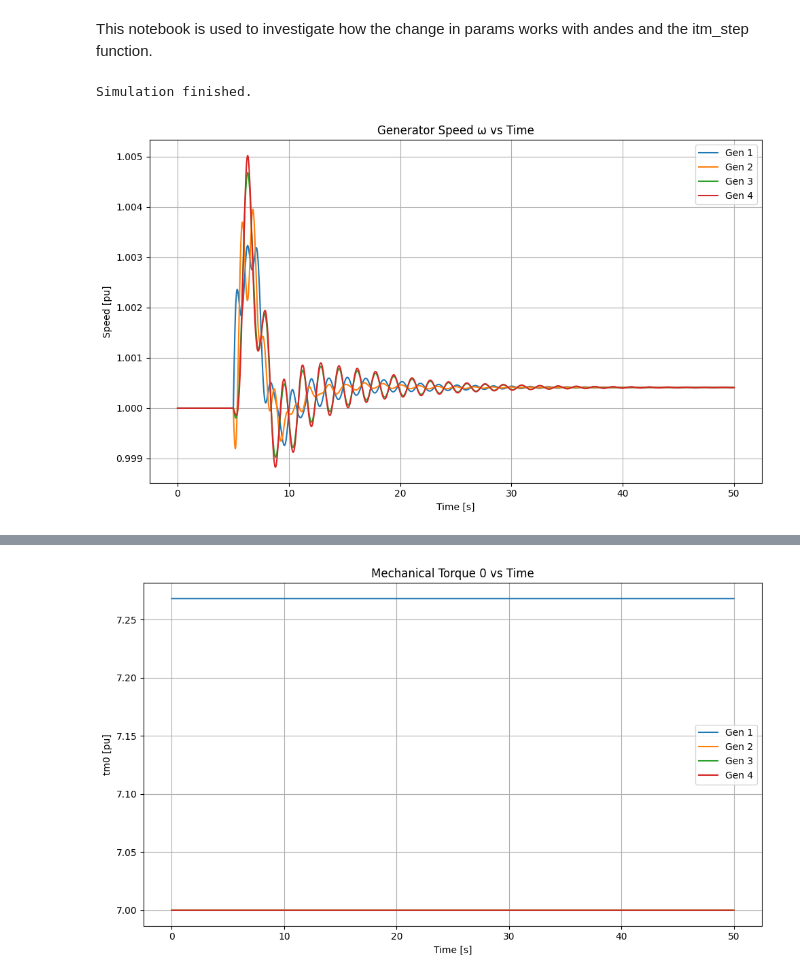
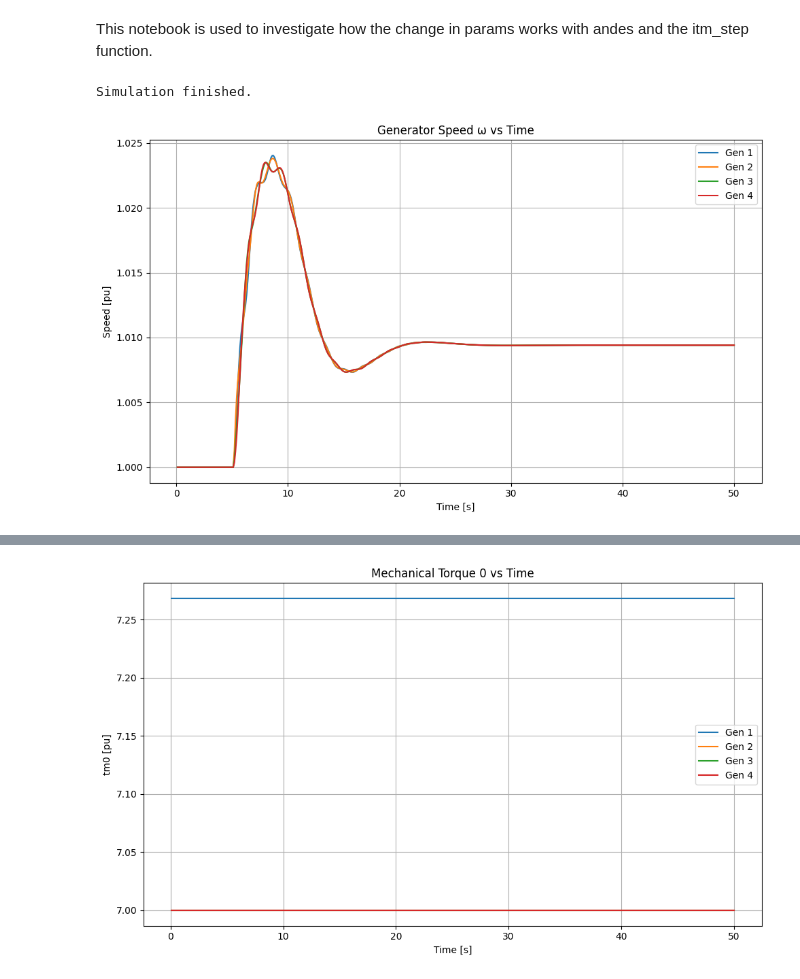
Before and after one commit to eRoots-Analytics/COLMENA, a Jupyter notebook: notebooks/nb_change_params.ipynb, the cells around one changed output, grey strips where cells are left out. Drawn from its saved outputs; the diff is of its cells as text; code cells hidden in the pictures.

```diff
--- a/notebooks/nb_change_params.ipynb
+++ b/notebooks/nb_change_params.ipynb
@@ -48,19 +65,18 @@ pref_plus_paux_history = [[] for _ in range(len(system.TGOV1))]
 # %%
 ###################### TDS_step test ######################
-
-OneTime = True
-system.PQ.config.p2p=1
-system.PQ.config.q2q=1
+# tds.config.tf = 0.0
+tds.config.tf = 50.0
+one = True
 
 while tds.t < tds.config.tf:
 
-    # Dopo 1 secondo
-    if tds.t >= 5.0 and OneTime == True:
-        # system.GENROU.u.v[0] = 0  # spegni primo generatore
-        # system.TGOV1.u.v[:] = 0
-        system.Line.u.v[0] = 0
-        # system.TGOV1.paux0.v[:] = 0.5
-        OneTime = False
+    if tds.t > 5.0 and one == True:
+        system.PQ.set(src='Ppf', idx='PQ_0', attr='v', value=5.0)
+        # system.TGOV1.set(src='paux0', idx=1, attr='v', value=-0.5)
+        one = False
+
+    tds.itm_step()
+    tds.t += tds.config.tstep
 
     # Log current state
     time_history.append(tds.t)
@@ -68,34 +84,46 @@ while tds.t < tds.config.tf:
         omega_history[i].append(system.GENROU.omega.v[i])
         tm_history[i].append(system.GENROU.tm.v[i])
         tm0_history[i].append(system.GENROU.tm0.v[i])
         Pe_history[i].append(system.GENROU.Pe.v[i])
         delta_history[i].append(system.GENROU.delta.v[i])
         paux0_history[i].append(system.TGOV1.paux0.v[i])
         paux_history[i].append(system.TGOV1.paux.v[i])
         pref_history[i].append(system.TGOV1.pref.v[i])
+        pref0_history[i].append(system.TGOV1.pref0.v[i])
         pout_history[i].append(system.TGOV1.pout.v[i])
         pref_plus_paux_history[i].append(system.TGOV1.pref.v[i] + system.TGOV1.paux0.v[i])
+    for i in range(len(system.PQ)):
+        ppf_history[i].append(system.PQ.Ppf.v[i])
+        pq_history[i].append(system.PQ.p0.v[i])
     for i in range(len(system.Bus)):
         theta_history[i].append(system.Bus.a.v[i])
         v_history[i].append(system.Bus.v.v[i])
+    for i in range(len(system.PQ)):
+        v = system.Bus.v.v[system.PQ.bus.v[i]]
+        u = 1.0  # assuming enabled, no dynamic switching
+        p2p = system.PQ.config.p2p
+        p2i = system.PQ.config.p2i
+        p2z = system.PQ.config.p2z
+        Ppf = system.PQ.Ppf.v[i]
+        Ipeq = system.PQ.Ipeq.v[i]
+        Req = system.PQ.Req.v[i]
 
-    # Simulazione passo per passo
-    tds.itm_step()
-    tds.t += tds.config.tstep
+        pload = u * (p2p * Ppf + p2i * Ipeq * v + p2z * Req * v**2)
+        pload_history[i].append(pload)
 
 print("Simulation finished.")
 
 # Plot
 plt.figure(figsize=(10, 6))
 for i, omega in enumerate(omega_history):
     plt.plot(time_history, omega, label=f'Gen {i+1}')
 plt.xlabel("Time [s]")
 plt.ylabel("Speed [pu]")
 plt.title("Generator Speed ω vs Time")
 plt.legend()
 plt.grid(True)
 plt.tight_layout()
 plt.show()
 # %% [output]
 Simulation finished.
-[figure, old version]
+[figure, new version]
```
Also changed, not shown: parts of 14 cells of this notebook, 7 other files.
